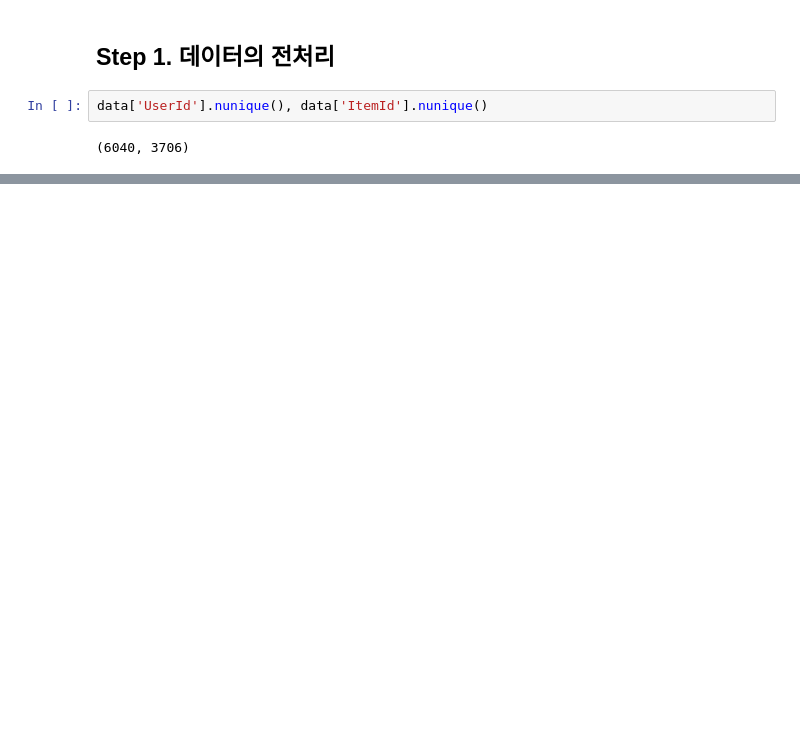
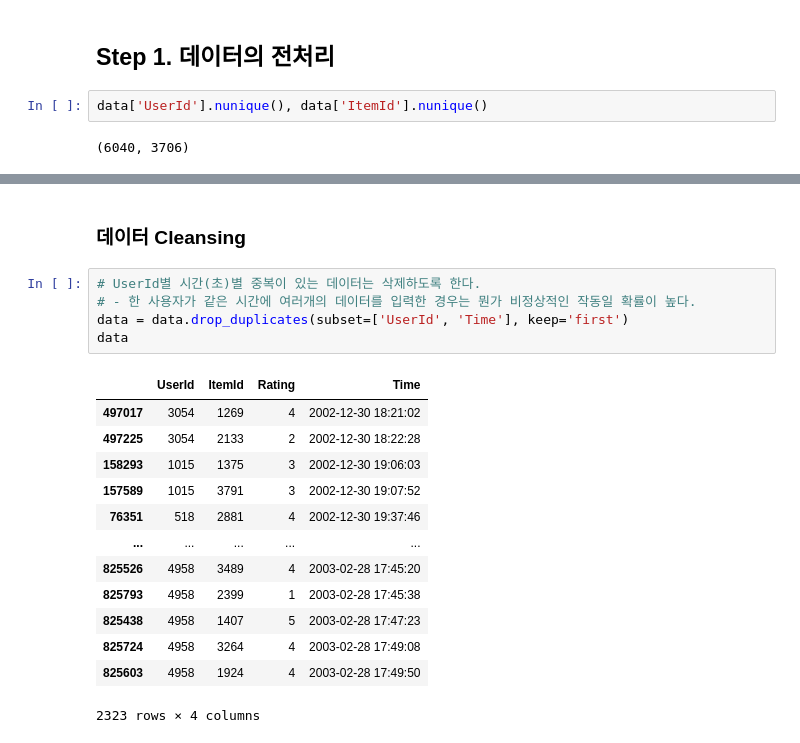
Before and after one commit to yssihn/Aiffel, a Jupyter notebook: [E-16]PredictNextMovie/exp_16_01.ipynb, the cells around one changed output, grey strips where cells are left out. Saved outputs shown, nothing was run; the diff lists cells and outputs as text; blank space fills up the shorter version.

```diff
--- a/[E-16]PredictNextMovie/exp_16_01.ipynb
+++ b/[E-16]PredictNextMovie/exp_16_01.ipynb
@@ -98,3 +105,24 @@ print(latest)
 # %% [output]
 2002-12-30 18:21:02
 2003-02-28 17:49:50
+# %% [markdown]
+### 데이터 Cleansing
+# %%
+# UserId별 시간(초)별 중복이 있는 데이터는 삭제하도록 한다.
+# - 한 사용자가 같은 시간에 여러개의 데이터를 입력한 경우는 뭔가 비정상적인 작동일 확률이 높다.
+data = data.drop_duplicates(subset=['UserId', 'Time'], keep='first')
+data
+# %% [output]
+|  | UserId | ItemId | Rating | Time |
+| 497017 | 3054 | 1269 | 4 | 2002-12-30 18:21:02 |
+| 497225 | 3054 | 2133 | 2 | 2002-12-30 18:22:28 |
+| 158293 | 1015 | 1375 | 3 | 2002-12-30 19:06:03 |
+| 157589 | 1015 | 3791 | 3 | 2002-12-30 19:07:52 |
+| 76351 | 518 | 2881 | 4 | 2002-12-30 19:37:46 |
+| ... | ... | ... | ... | ... |
+| 825526 | 4958 | 3489 | 4 | 2003-02-28 17:45:20 |
+| 825793 | 4958 | 2399 | 1 | 2003-02-28 17:45:38 |
+| 825438 | 4958 | 1407 | 5 | 2003-02-28 17:47:23 |
+| 825724 | 4958 | 3264 | 4 | 2003-02-28 17:49:08 |
+| 825603 | 4958 | 1924 | 4 | 2003-02-28 17:49:50 |
+2323 rows × 4 columns
```
Also changed, not shown: parts of 28 cells of this notebook.
